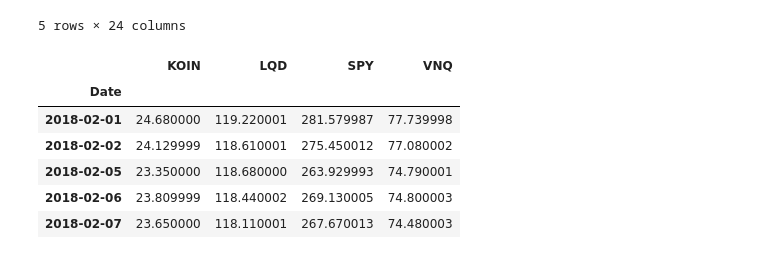
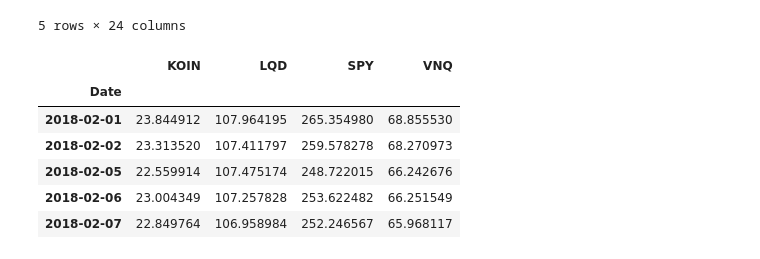
Before and after one commit to dbogatic/stock-evaluation, a Jupyter notebook: yahoo_historical.ipynb, the cells around one changed output. Drawn from its saved outputs; the diff is of its cells as text; code cells hidden in the pictures.

```diff
--- a/yahoo_historical.ipynb
+++ b/yahoo_historical.ipynb
@@ -32,15 +32,15 @@ stock_history.head()
 | 2018-02-07 | 22.849764 | 106.958984 | 252.246567 | 65.968117 | 23.650000 | 118.110001 | 267.670013 | 74.480003 | 23.987000 | 118.849998 | ... | ... |
 5 rows × 24 columns
 # %%
-stock_history_close = stock_history['Close']
+stock_history_close = stock_history['Adj Close']
 stock_history_close.head()
 # %% [output]
 |  | KOIN | LQD | SPY | VNQ |
 | Date |  |  |  |  |
-| 2018-02-01 | 24.680000 | 119.220001 | 281.579987 | 77.739998 |
-| 2018-02-02 | 24.129999 | 118.610001 | 275.450012 | 77.080002 |
-| 2018-02-05 | 23.350000 | 118.680000 | 263.929993 | 74.790001 |
-| 2018-02-06 | 23.809999 | 118.440002 | 269.130005 | 74.800003 |
-| 2018-02-07 | 23.650000 | 118.110001 | 267.670013 | 74.480003 |
+| 2018-02-01 | 23.844912 | 107.964195 | 265.354980 | 68.855530 |
+| 2018-02-02 | 23.313520 | 107.411797 | 259.578278 | 68.270973 |
+| 2018-02-05 | 22.559914 | 107.475174 | 248.722015 | 66.242676 |
+| 2018-02-06 | 23.004349 | 107.257828 | 253.622482 | 66.251549 |
+| 2018-02-07 | 22.849764 | 106.958984 | 252.246567 | 65.968117 |
 # %%
 stock_history_close.to_csv('Resources/multi_stock_prices.csv')
```
Also changed, not shown: 4 other files.
